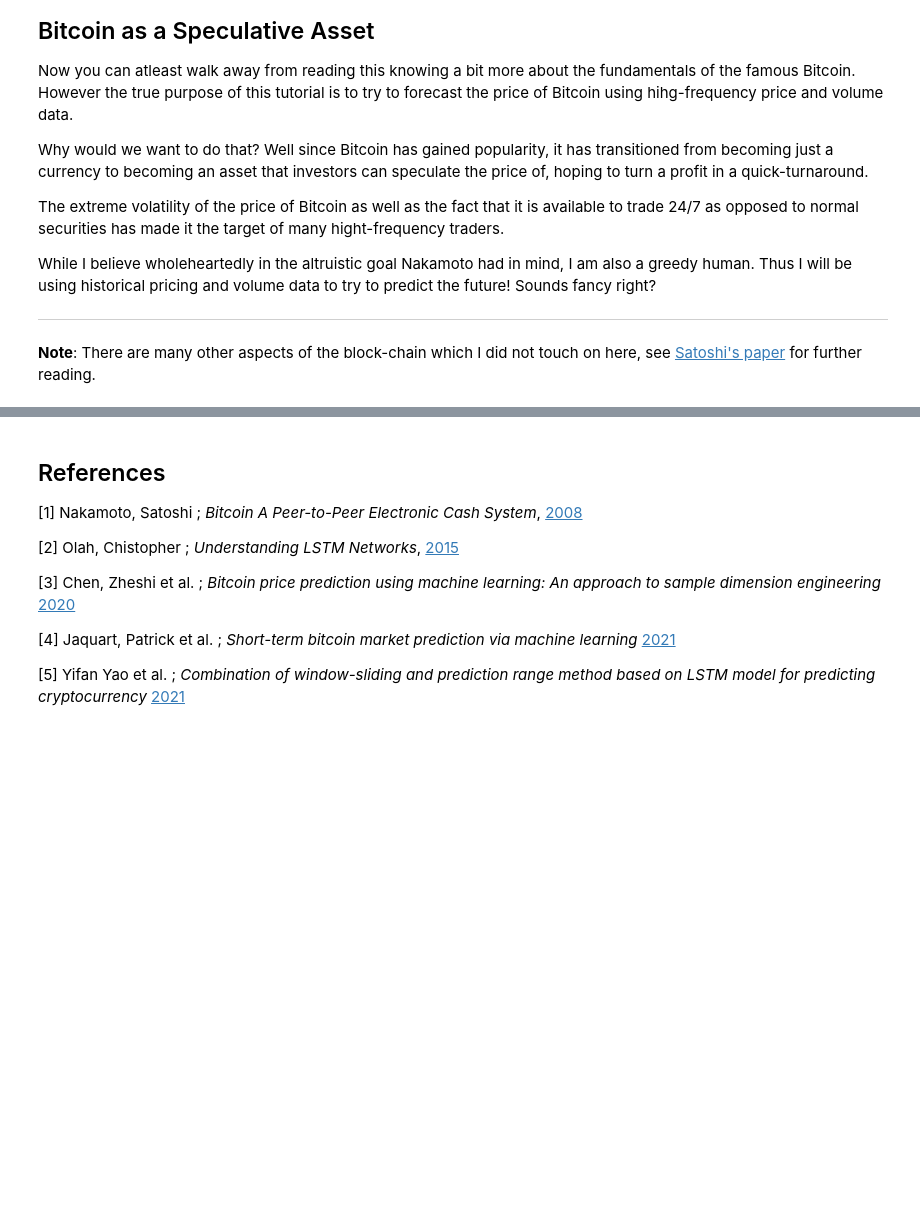
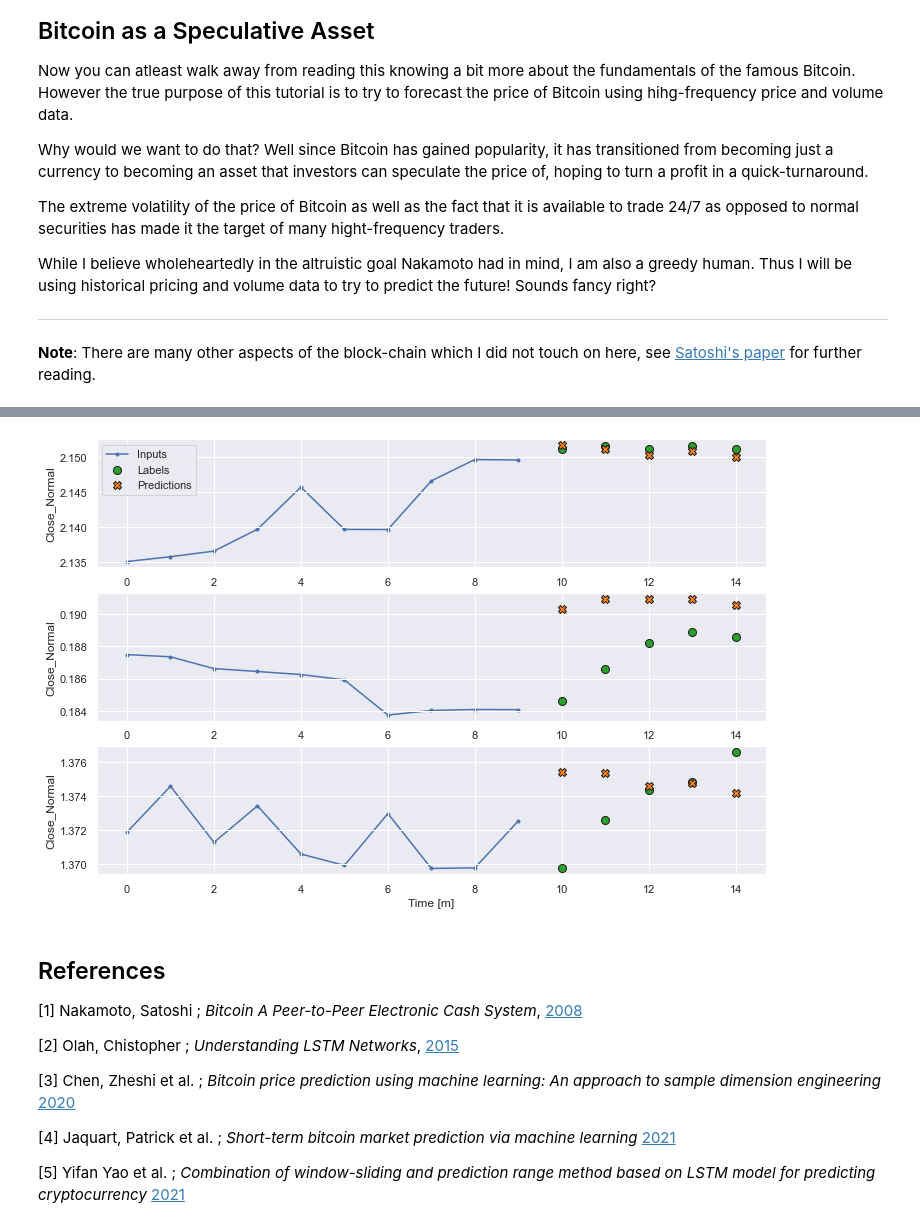
Before and after one commit to jcatron3/bitcoin_lstm, a Jupyter notebook: final_tutorial.ipynb, the cells around one changed output, grey strips where cells are left out. Cells and saved outputs as stored; diff of their text form; code cells hidden in the pictures; blank space fills up the shorter version.

```diff
--- a/final_tutorial.ipynb
+++ b/final_tutorial.ipynb
@@ -209,0 +404,15 @@ The features I will be using are
+# %%
+def make_dataset(self, data):
+  data = np.array(data, dtype=np.float32)
+  ds = tf.keras.preprocessing.timeseries_dataset_from_array(
+      data=data,
+      targets=None,
+      sequence_length=self.total_window_size,
+      sequence_stride=1,
+      batch_size=64)
+
+  ds = ds.map(self.split_window)
+
+  return ds
+
+WindowGenerator.make_dataset = make_dataset
@@ -209,0 +517,12 @@ The features I will be using are
+# %%
+OUT_STEPS = 5
+multi_lstm_model = tf.keras.Sequential([
+    # Shape [batch, time, features] => [batch, lstm_units]
+    # Adding more `lstm_units` just overfits more quickly.
+    tf.keras.layers.LSTM(32, return_sequences=False),
+    # Shape => [batch, out_steps*features]
+    tf.keras.layers.Dense(OUT_STEPS*num_features,
+                          kernel_initializer=tf.initializers.zeros()),
+    # Shape => [batch, out_steps, features]
+    tf.keras.layers.Reshape([OUT_STEPS, num_features])
+])
@@ -209,0 +550,7 @@ The features I will be using are
+# %%
+multi_val_performance={}
+multi_performance={}
+multi_val_performance['LSTM'] = multi_lstm_model.evaluate(multi_window.val)
+multi_performance['LSTM'] = multi_lstm_model.evaluate(multi_window.test, verbose=0)
+multi_window.plot(multi_lstm_model)
+# %% [output]
@@ -210,3 +558,4 @@ The features I will be using are
+[figure, added]
 # %%
 def mean_absolute_percentage_error(y_true, y_pred):
     y_true, y_pred = np.array(y_true), np.array(y_pred)
```
Also changed, not shown: parts of 59 cells of this notebook.
